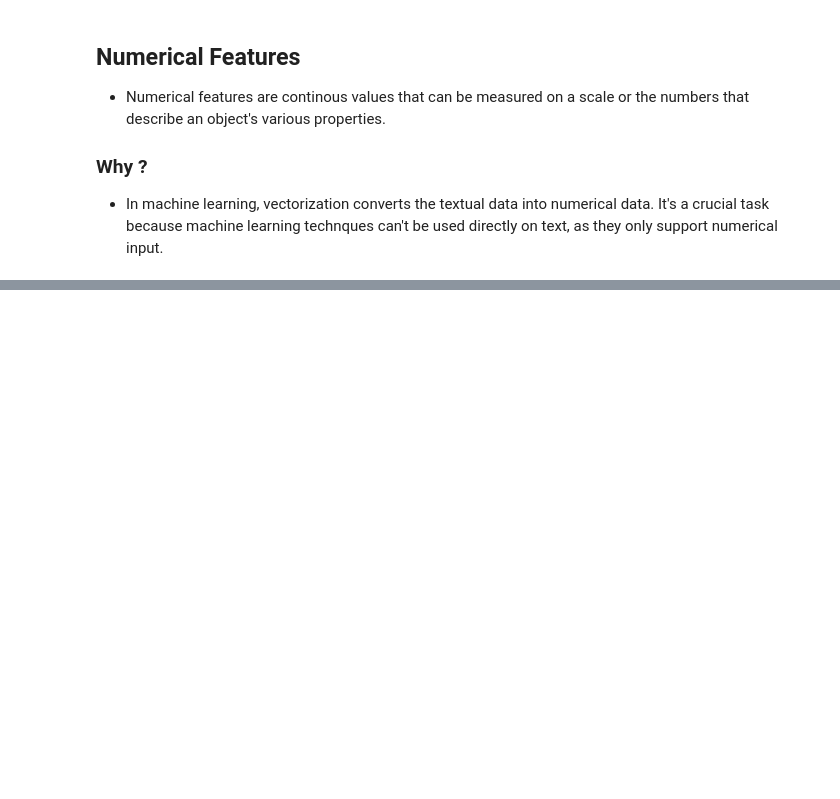
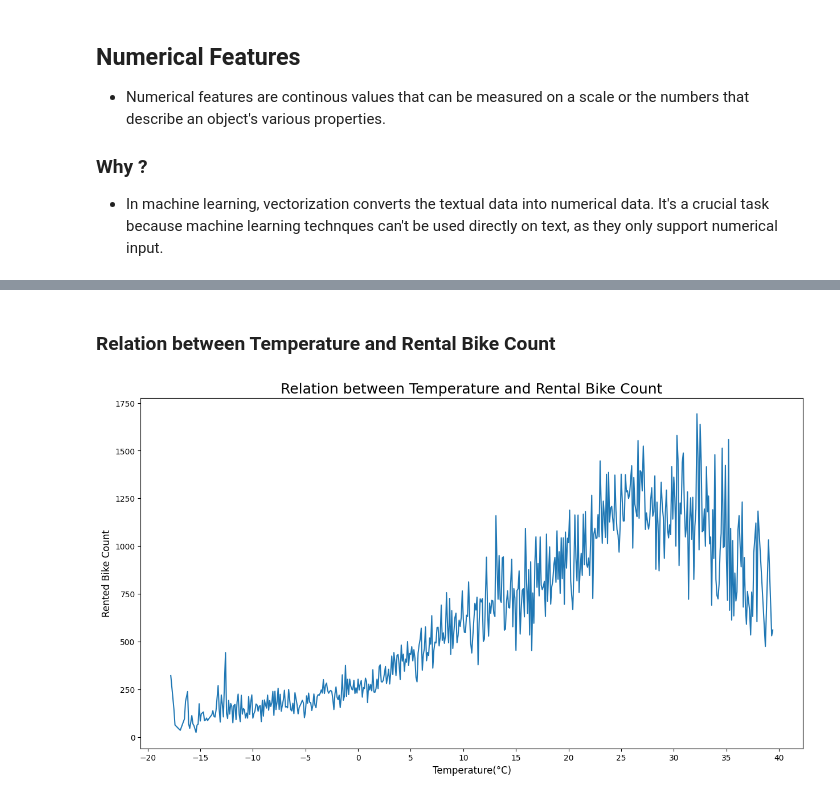
Before and after one commit to kumarsinghashu/Bike-sharing-demand-prediction, a Jupyter notebook: Bike_Sharing_Demand_Prediction_Capstone_Project_.ipynb, the cells around one changed output, grey strips where cells are left out. Drawn from its saved outputs; the diff is of its cells as text; code cells hidden in the pictures; blank space fills up the shorter version.

```diff
--- a/Bike_Sharing_Demand_Prediction_Capstone_Project_.ipynb
+++ b/Bike_Sharing_Demand_Prediction_Capstone_Project_.ipynb
@@ -482,0 +536,21 @@ ax.set(title='Count for rental bike according to Functioning Day')
+# %% [markdown]
+### **Relation between Temperature and Rental Bike Count**
+# %%
+import matplotlib.pyplot as plt
+import seaborn as sns
+import numpy as np
+
+
+
+df_t = Bike_df.groupby('Temperature(°C)').agg({'Rented Bike Count': 'mean'}).reset_index()
+
+plt.rcParams['figure.figsize'] = 15, 8
+sns.lineplot(data=df_t, x='Temperature(°C)', y='Rented Bike Count')
+plt.xticks(np.arange(-20, 45, 5))
+plt.xlabel('Temperature(°C)', fontsize=12)
+plt.ylabel('Rented Bike Count', fontsize=12)
+plt.title('Relation between Temperature and Rental Bike Count', fontsize=18)
+
+plt.show()  # Display the plot
+# %% [output]
+[figure, added]
```
Also changed, not shown: parts of 16 cells of this notebook.
